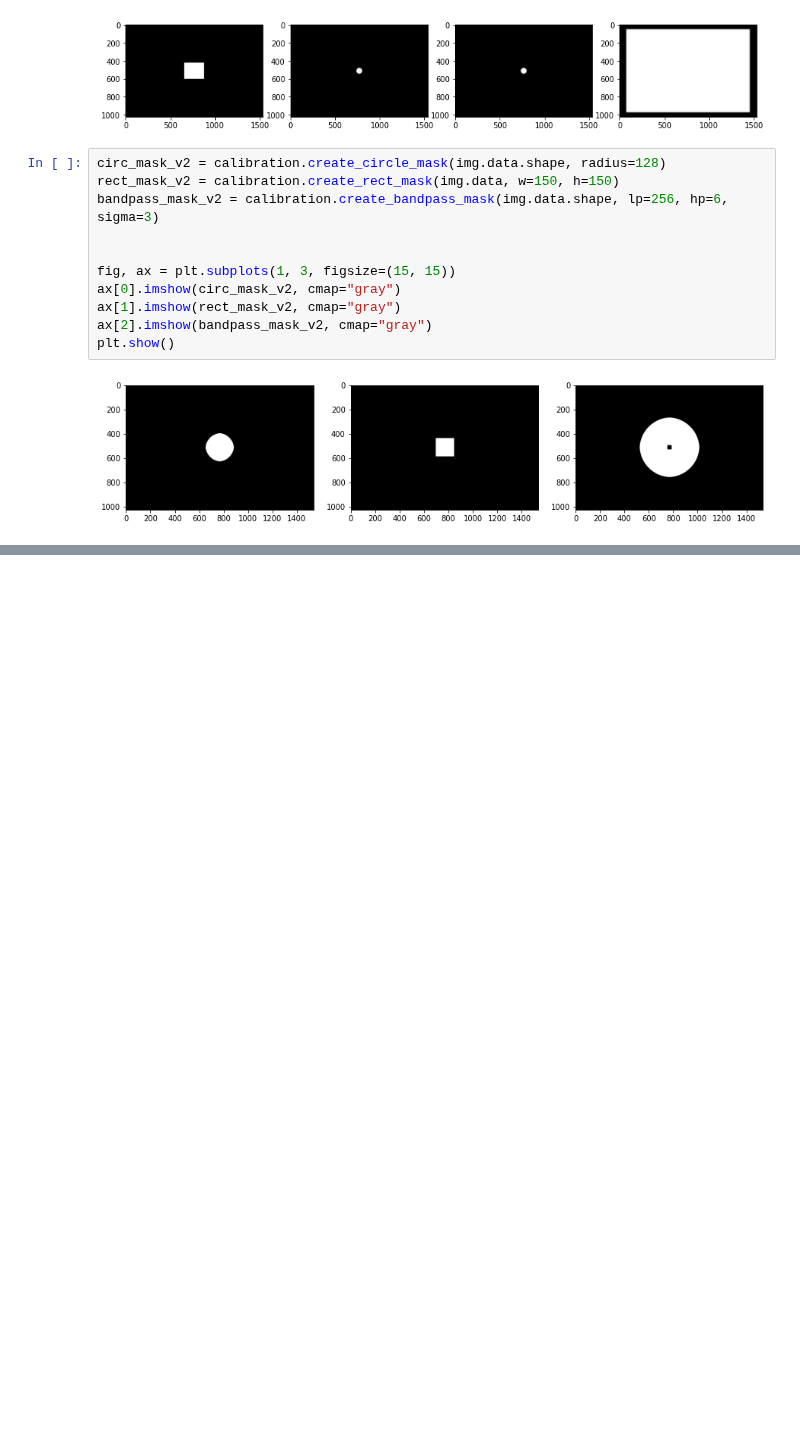
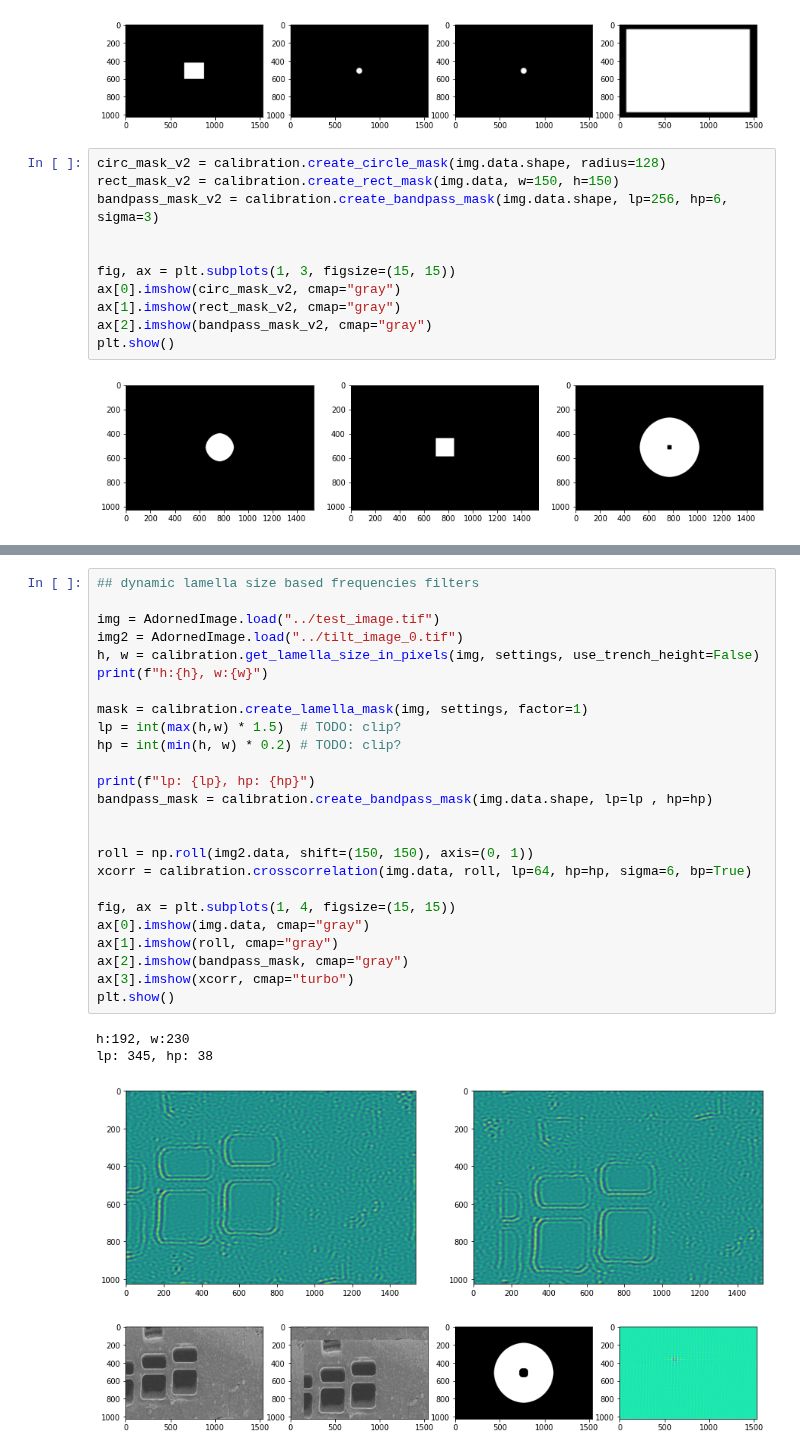
Before and after one commit to Phaips/autoliftout, a Jupyter notebook: liftout/tools/auto/evaluation.ipynb, the cells around one changed output, grey strips where cells are left out. Cells and saved outputs as stored; diff of their text form; blank space fills up the shorter version.

```diff
--- a/liftout/tools/auto/evaluation.ipynb
+++ b/liftout/tools/auto/evaluation.ipynb
@@ -521,0 +514,30 @@ plt.show()
+# %%
+## dynamic lamella size based frequencies filters
+
+img = AdornedImage.load("../test_image.tif")
+img2 = AdornedImage.load("../tilt_image_0.tif")
+h, w = calibration.get_lamella_size_in_pixels(img, settings, use_trench_height=False)
+print(f"h:{h}, w:{w}")
+
+mask = calibration.create_lamella_mask(img, settings, factor=1)
+lp = int(max(h,w) * 1.5)  # TODO: clip?
+hp = int(min(h, w) * 0.2) # TODO: clip?
+
+print(f"lp: {lp}, hp: {hp}")
+bandpass_mask = calibration.create_bandpass_mask(img.data.shape, lp=lp , hp=hp)
+
+
+roll = np.roll(img2.data, shift=(150, 150), axis=(0, 1))
+xcorr = calibration.crosscorrelation(img.data, roll, lp=64, hp=hp, sigma=6, bp=True)
+
+fig, ax = plt.subplots(1, 4, figsize=(15, 15))
+ax[0].imshow(img.data, cmap="gray")
+ax[1].imshow(roll, cmap="gray")
+ax[2].imshow(bandpass_mask, cmap="gray")
+ax[3].imshow(xcorr, cmap="turbo")
+plt.show()
+# %% [output]
+h:192, w:230
+lp: 345, hp: 38
+[figure, added]
+[figure, added]
```
Also changed, not shown: parts of 2 cells of this notebook.
